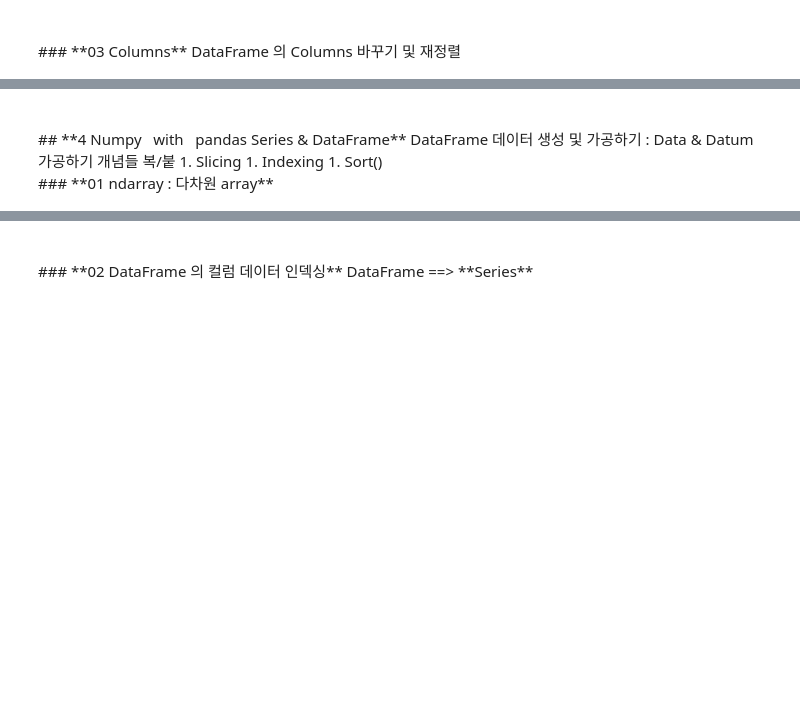
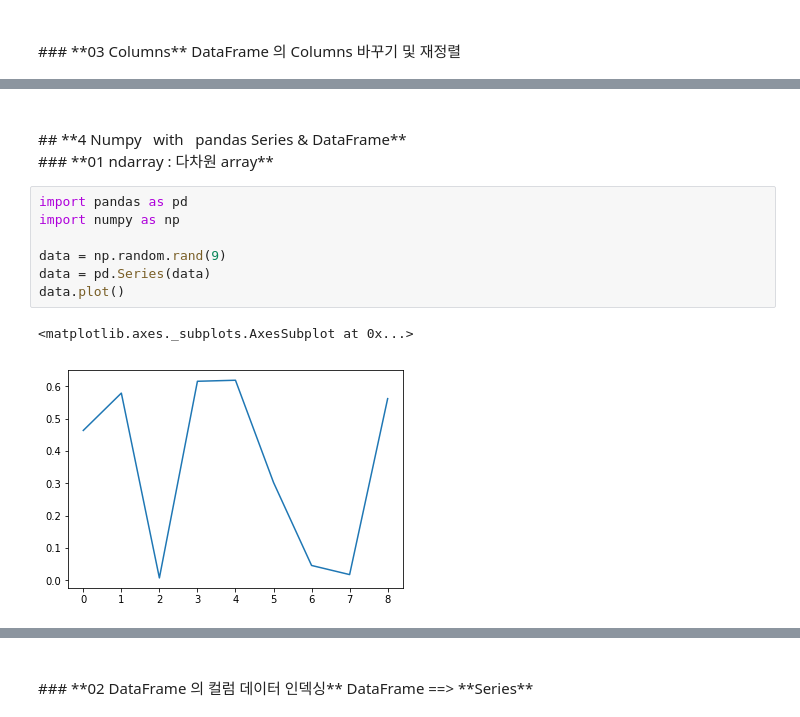
Before and after one commit to YongBeomKim/FinanceBasic2018, a Jupyter notebook: 03.Pandas_Numpy.ipynb, the cells around one changed output, grey strips where cells are left out. Cells and saved outputs as stored; diff of their text form; blank space fills up the shorter version.

```diff
--- a/03.Pandas_Numpy.ipynb
+++ b/03.Pandas_Numpy.ipynb
@@ -98,10 +416,15 @@ DataFrame 의 Columns 바꾸기 및 재정렬
 # %% [markdown]
 <br>
 ## **4 Numpy  &nbsp; with &nbsp; pandas Series & DataFrame**
-DataFrame 데이터 생성 및 가공하기 : Data & Datum 가공하기 개념들 복/붙
-1. Slicing
-1. Indexing
-1. Sort()
-
 <br>
 ### **01 ndarray : 다차원 array**
+# %%
+import pandas as pd
+import numpy as np
+
+data = np.random.rand(9)
+data = pd.Series(data)
+data.plot()
+# %% [output]
+<matplotlib.axes._subplots.AxesSubplot at 0x...>
+[figure, added]
```
Also changed, not shown: parts of 73 cells of this notebook, 6 other files.
